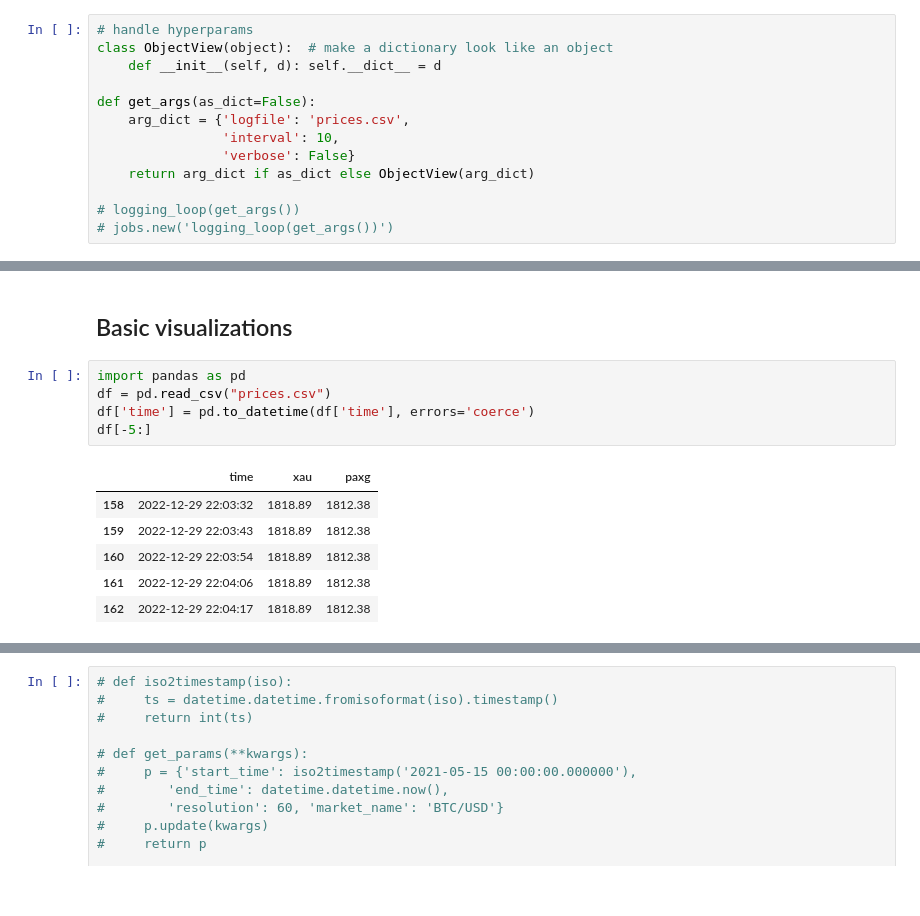
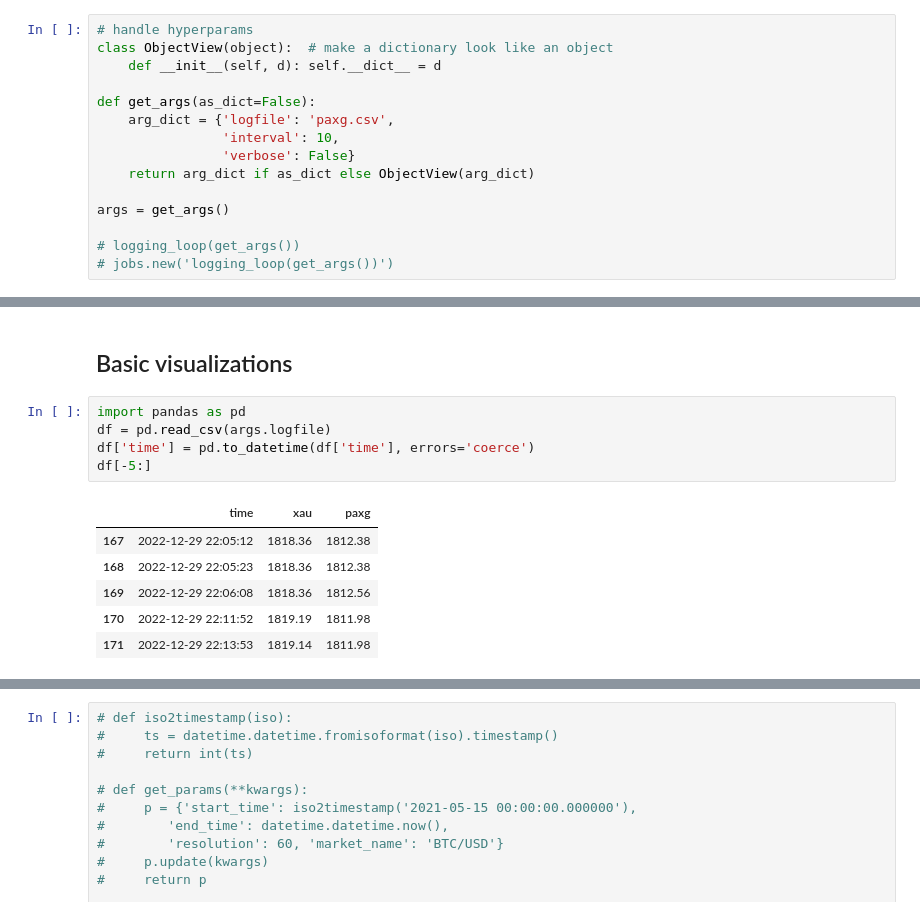
Before and after one commit to greydanus/prices, a Jupyter notebook: paxg.ipynb, the cells around one changed output, grey strips where cells are left out. Saved outputs shown, nothing was run; the diff lists cells and outputs as text.

```diff
--- a/paxg.ipynb
+++ b/paxg.ipynb
@@ -33,11 +33,13 @@ class ObjectView(object):  # make a dictionary look like an object
     def __init__(self, d): self.__dict__ = d
 
 def get_args(as_dict=False):
-    arg_dict = {'logfile': 'prices.csv',
+    arg_dict = {'logfile': 'paxg.csv',
                 'interval': 10,
                 'verbose': False}
     return arg_dict if as_dict else ObjectView(arg_dict)
 
+args = get_args()
+
 # logging_loop(get_args())
 # jobs.new('logging_loop(get_args())')
 # %%
@@ -48,13 +50,13 @@ jobs.status()
 ## Basic visualizations
 # %%
 import pandas as pd
-df = pd.read_csv("prices.csv")
+df = pd.read_csv(args.logfile)
 df['time'] = pd.to_datetime(df['time'], errors='coerce')
 df[-5:]
 # %% [output]
 |  | time | xau | paxg |
-| 158 | 2022-12-29 22:03:32 | 1818.89 | 1812.38 |
-| 159 | 2022-12-29 22:03:43 | 1818.89 | 1812.38 |
-| 160 | 2022-12-29 22:03:54 | 1818.89 | 1812.38 |
-| 161 | 2022-12-29 22:04:06 | 1818.89 | 1812.38 |
-| 162 | 2022-12-29 22:04:17 | 1818.89 | 1812.38 |
+| 167 | 2022-12-29 22:05:12 | 1818.36 | 1812.38 |
+| 168 | 2022-12-29 22:05:23 | 1818.36 | 1812.38 |
+| 169 | 2022-12-29 22:06:08 | 1818.36 | 1812.56 |
+| 170 | 2022-12-29 22:11:52 | 1819.19 | 1811.98 |
+| 171 | 2022-12-29 22:13:53 | 1819.14 | 1811.98 |
```
Also changed, not shown: parts of 2 cells of this notebook, 3 other files.
